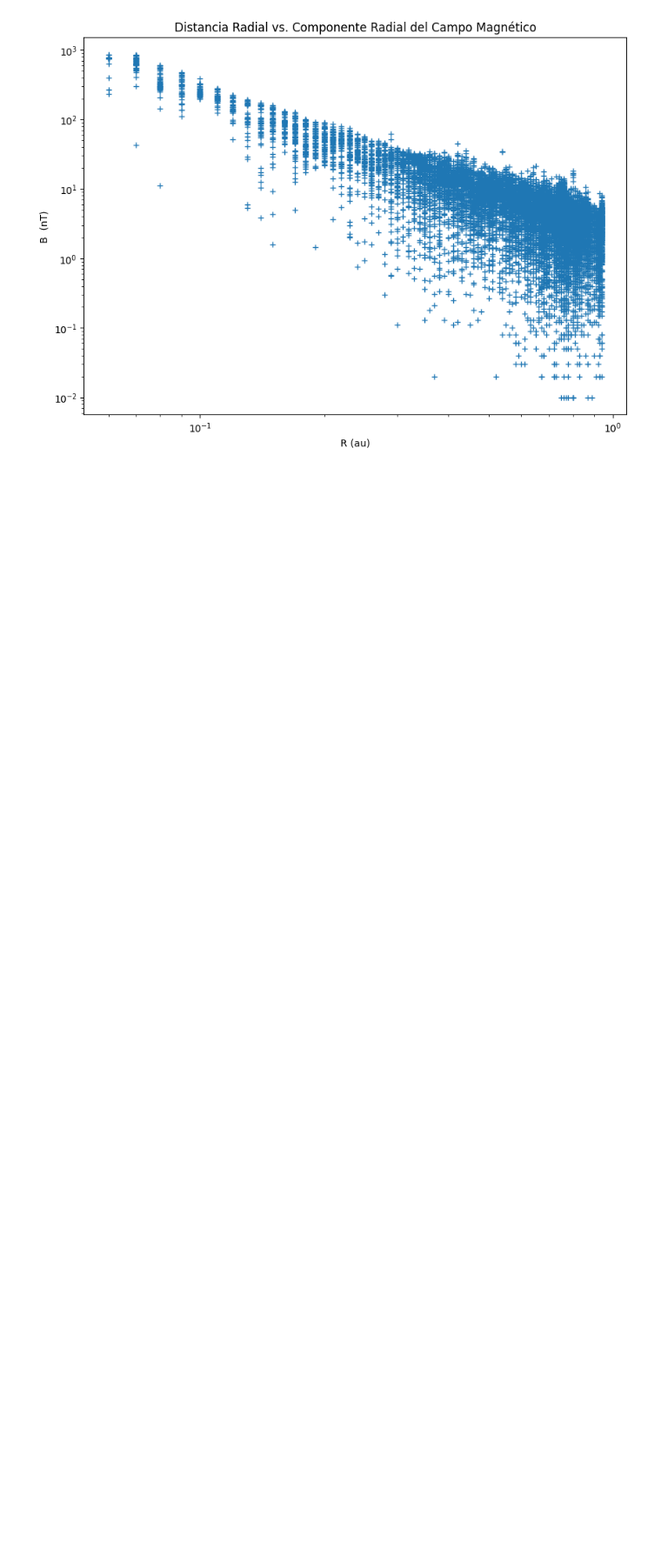
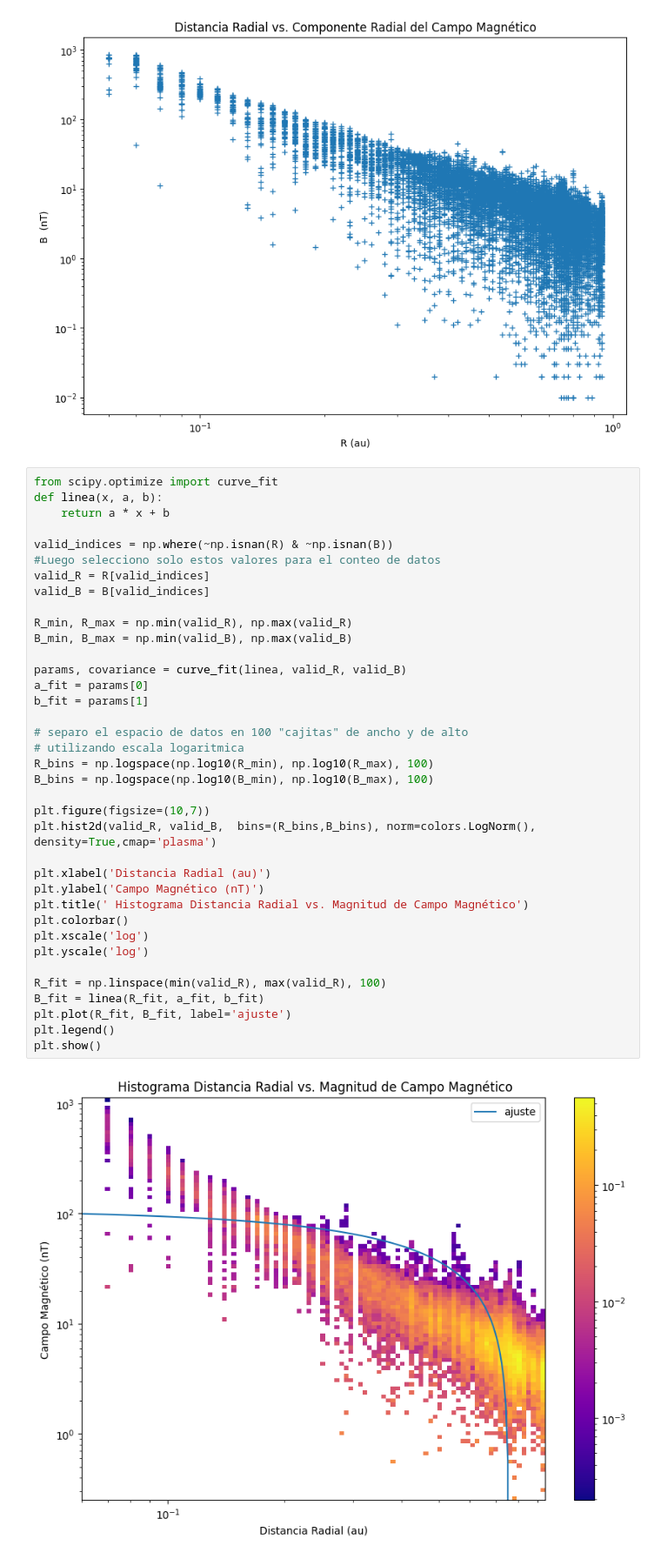
Before and after one commit to MumiolaDev/Investigacion-SSP-, a Jupyter notebook: Codigo Nuevo/VisulizacionDatos.ipynb, the cells around one changed output. Shown at 87% size. Saved outputs shown, nothing was run; the diff lists cells and outputs as text; blank space fills up the shorter version.

Commit message:
primera visualizacion de los datos

```diff
--- a/Codigo Nuevo/VisulizacionDatos.ipynb
+++ b/Codigo Nuevo/VisulizacionDatos.ipynb
@@ -172,3 +134,42 @@ plt.xscale('log')
 plt.yscale('log')
 # %% [output]
 [figure]
+# %%
+from scipy.optimize import curve_fit
+def linea(x, a, b):
+    return a * x + b
+
+valid_indices = np.where(~np.isnan(R) & ~np.isnan(B))
+#Luego selecciono solo estos valores para el conteo de datos
+valid_R = R[valid_indices]
+valid_B = B[valid_indices]
+
+R_min, R_max = np.min(valid_R), np.max(valid_R)
+B_min, B_max = np.min(valid_B), np.max(valid_B)
+
+params, covariance = curve_fit(linea, valid_R, valid_B)
+a_fit = params[0]
+b_fit = params[1]
+
+# separo el espacio de datos en 100 "cajitas" de ancho y de alto
+# utilizando escala logaritmica
+R_bins = np.logspace(np.log10(R_min), np.log10(R_max), 100)
+B_bins = np.logspace(np.log10(B_min), np.log10(B_max), 100)
+
+plt.figure(figsize=(10,7))
+plt.hist2d(valid_R, valid_B,  bins=(R_bins,B_bins), norm=colors.LogNorm(), density=True,cmap='plasma')
+
+plt.xlabel('Distancia Radial (au)')
+plt.ylabel('Campo Magnético (nT)')
+plt.title(' Histograma Distancia Radial vs. Magnitud de Campo Magnético')
+plt.colorbar()
+plt.xscale('log')
+plt.yscale('log')
+
+R_fit = np.linspace(min(valid_R), max(valid_R), 100)
+B_fit = linea(R_fit, a_fit, b_fit)
+plt.plot(R_fit, B_fit, label='ajuste')
+plt.legend()
+plt.show()
+# %% [output]
+[figure, added]
```
Also changed, not shown: parts of 2 cells of this notebook, 3 other files.
